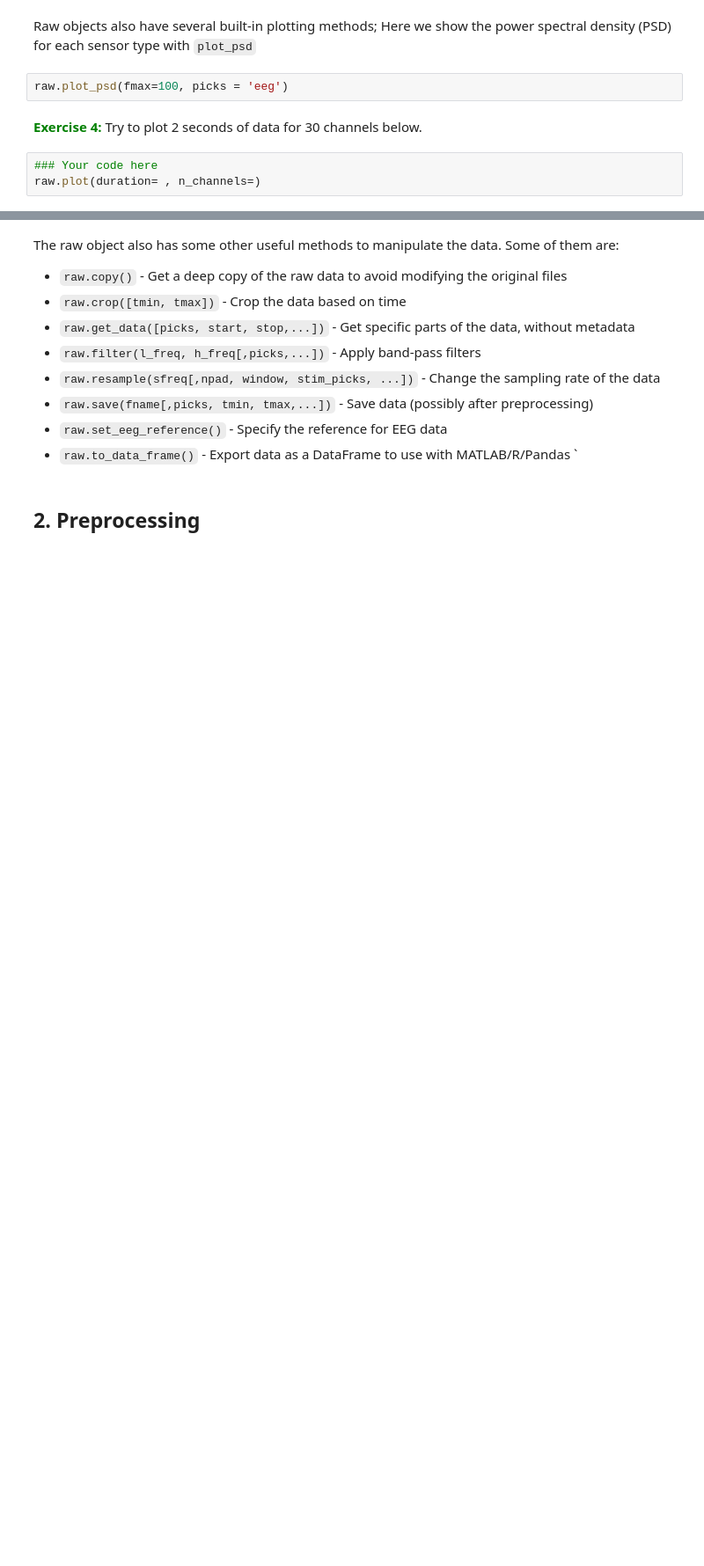
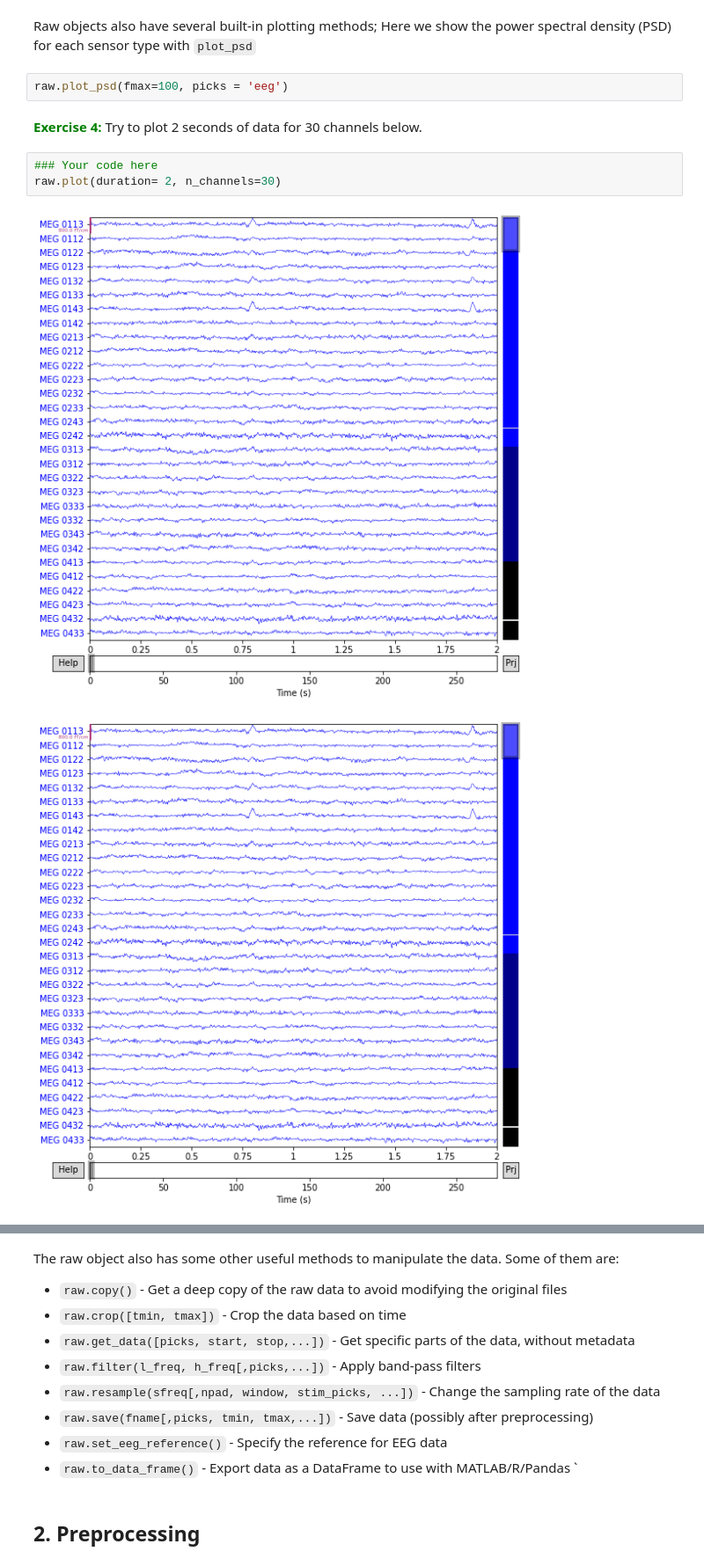
Before and after one commit to tiane33/session6a-EEGprocessing, a Jupyter notebook: MEEGprocessing.ipynb, the cells around one changed output, grey strips where cells are left out. Shown at 88% size. Drawn from its saved outputs; the diff is of its cells as text; blank space fills up the shorter version.

```diff
--- a/MEEGprocessing.ipynb
+++ b/MEEGprocessing.ipynb
@@ -87,6 +101,9 @@ raw.plot_psd(fmax=100, picks = 'eeg')
 <font color='green'>**Exercise 4:**</font>  Try to plot 2 seconds of data for 30 channels below.
 # %%
 ### Your code here
-raw.plot(duration= , n_channels=)
+raw.plot(duration= 2, n_channels=30)
+# %% [output]
+[figure, added]
+[figure, added]
 # %%
 raw.plot_psd(fmin=40, fmax=80)
```
Also changed, not shown: parts of 33 cells of this notebook.
